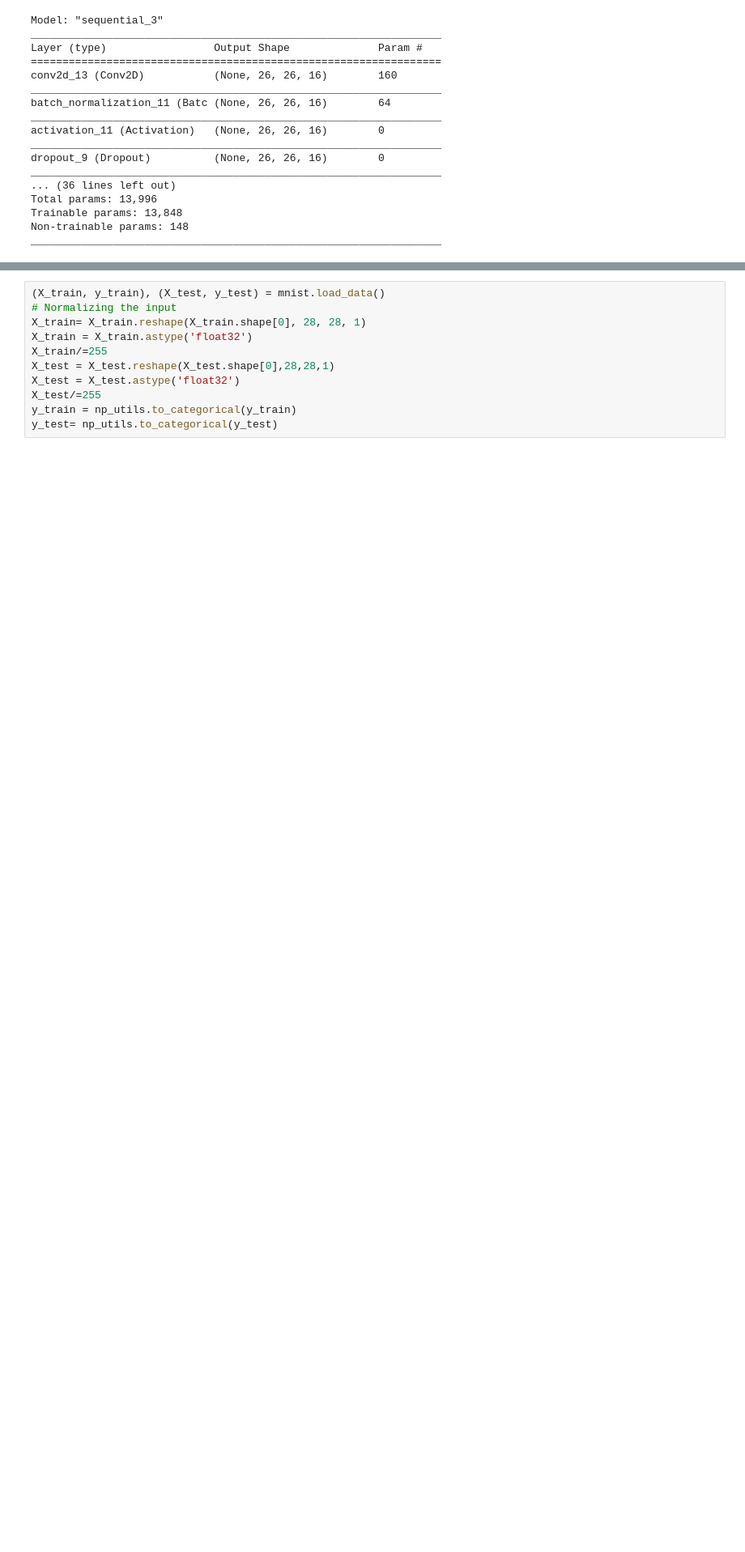
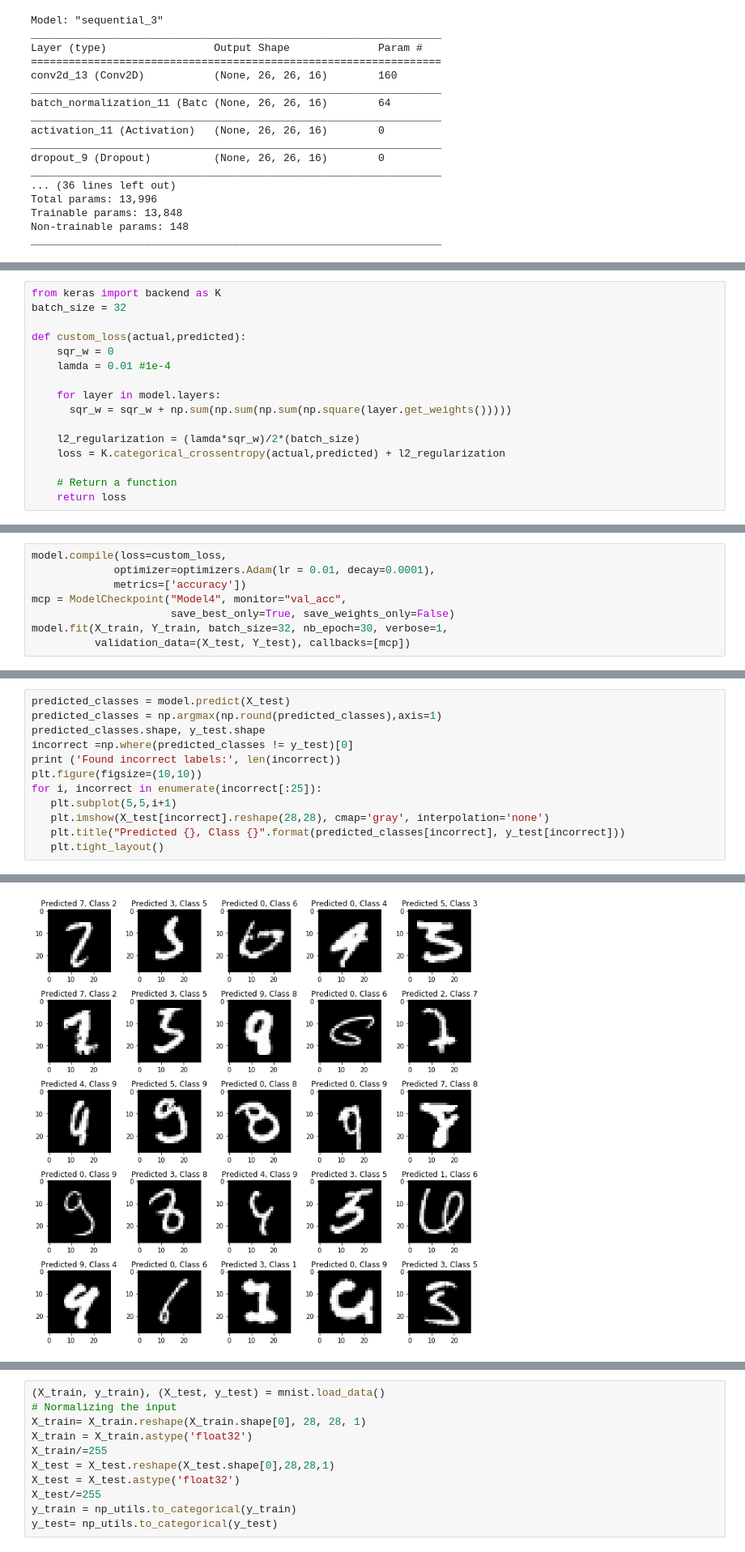
Before and after one commit to atulgupta01/EVA-Assignment, a Jupyter notebook: Assignment5/EVA_Assignment_5.ipynb, the cells around one changed output, grey strips where cells are left out. Shown: that part at 81% size. Saved outputs shown, nothing was run; the diff lists cells and outputs as text; blank space fills up the shorter version.

```diff
--- a/Assignment5/EVA_Assignment_5.ipynb
+++ b/Assignment5/EVA_Assignment_5.ipynb
@@ -309,0 +373,16 @@ Epoch 30/30
+# %%
+from keras import backend as K
+batch_size = 32
+
+def custom_loss(actual,predicted):
+    sqr_w = 0
+    lamda = 0.01 #1e-4
+
+    for layer in model.layers:
+      sqr_w = sqr_w + np.sum(np.sum(np.sum(np.square(layer.get_weights()))))
+
+    l2_regularization = (lamda*sqr_w)/2*(batch_size)
+    loss = K.categorical_crossentropy(actual,predicted) + l2_regularization
+
+    # Return a function
+    return loss
@@ -309,0 +434,8 @@ Epoch 30/30
+# %%
+model.compile(loss=custom_loss,
+             optimizer=optimizers.Adam(lr = 0.01, decay=0.0001),
+             metrics=['accuracy'])
+mcp = ModelCheckpoint("Model4", monitor="val_acc",
+                      save_best_only=True, save_weights_only=False)
+model.fit(X_train, Y_train, batch_size=32, nb_epoch=30, verbose=1,
+          validation_data=(X_test, Y_test), callbacks=[mcp])
@@ -309,0 +461,13 @@ Epoch 30/30
+# %%
+predicted_classes = model.predict(X_test)
+predicted_classes = np.argmax(np.round(predicted_classes),axis=1)
+predicted_classes.shape, y_test.shape
+incorrect =np.where(predicted_classes != y_test)[0]
+print ('Found incorrect labels:', len(incorrect))
+plt.figure(figsize=(10,10))
+for i, incorrect in enumerate(incorrect[:25]):
+   plt.subplot(5,5,i+1)
+   plt.imshow(X_test[incorrect].reshape(28,28), cmap='gray', interpolation='none')
+   plt.title("Predicted {}, Class {}".format(predicted_classes[incorrect], y_test[incorrect]))
+   plt.tight_layout()
+# %% [output]
@@ -310 +475,2 @@ Epoch 30/30
+[figure, added]
 # %% [markdown]
```
Also changed, not shown: parts of 21 cells of this notebook.
